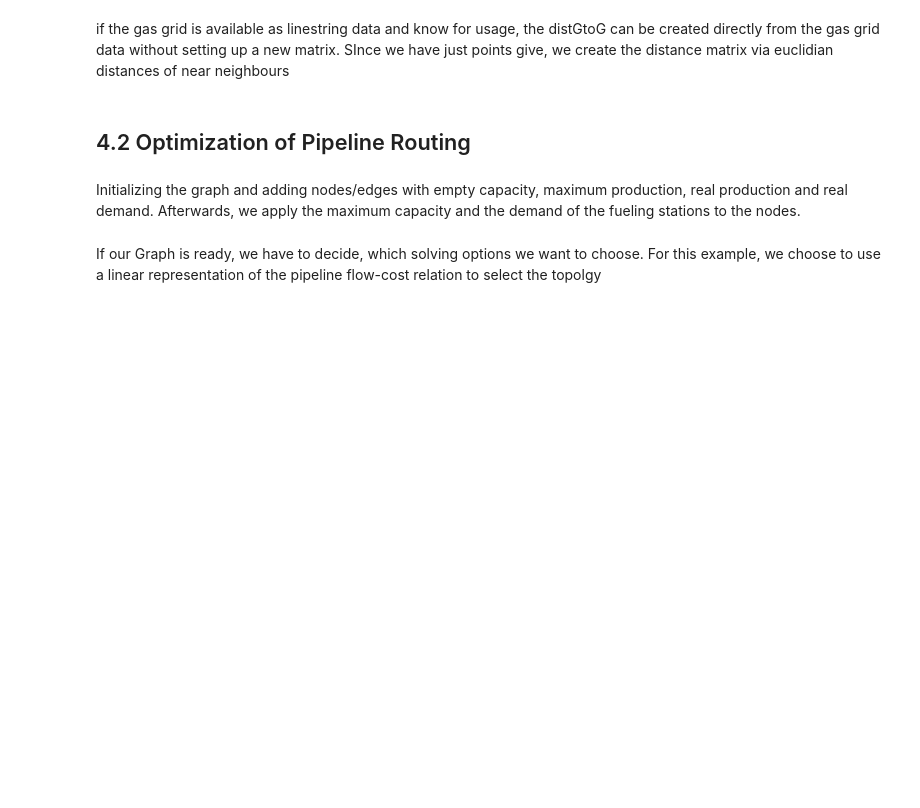
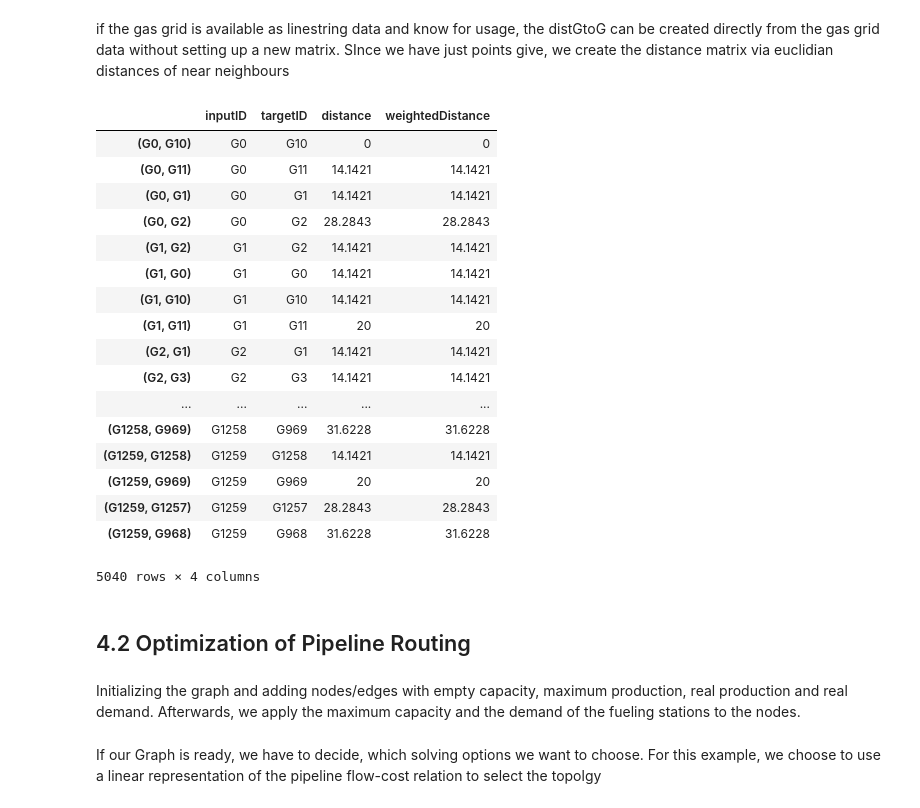
Before and after one commit to FZJ-IEK3-VSA/HIM, a Jupyter notebook: apps/Example Hydrogen Supply Chain Cost Generation.ipynb, the cells around one changed output. Drawn from its saved outputs; the diff is of its cells as text; code cells hidden in the pictures; blank space fills up the shorter version.

```diff
--- a/apps/Example Hydrogen Supply Chain Cost Generation.ipynb
+++ b/apps/Example Hydrogen Supply Chain Cost Generation.ipynb
@@ -258,6 +295,27 @@ truckCoords=Source.geometry.append(FuelingNew.geometry).append(StreetsPointsNew.
 if the gas grid is available as linestring data and know for usage, the distGtoG can be created directly from the gas grid data without setting up a new matrix. SInce we have just points give, we create the distance matrix via euclidian distances of near neighbours
 # %%
 distGtoG=sFun.selfDistMatrix(NGGridPoint, weight=1.0, kNN=4)
+# %%
+distGtoG
+# %% [output]
+|  | inputID | targetID | distance | weightedDistance |
+| (G0, G10) | G0 | G10 | 0 | 0 |
+| (G0, G11) | G0 | G11 | 14.1421 | 14.1421 |
+| (G0, G1) | G0 | G1 | 14.1421 | 14.1421 |
+| (G0, G2) | G0 | G2 | 28.2843 | 28.2843 |
+| (G1, G2) | G1 | G2 | 14.1421 | 14.1421 |
+| (G1, G0) | G1 | G0 | 14.1421 | 14.1421 |
+| (G1, G10) | G1 | G10 | 14.1421 | 14.1421 |
+| (G1, G11) | G1 | G11 | 20 | 20 |
+| (G2, G1) | G2 | G1 | 14.1421 | 14.1421 |
+| (G2, G3) | G2 | G3 | 14.1421 | 14.1421 |
+| ... | ... | ... | ... | ... |
+| (G1258, G969) | G1258 | G969 | 31.6228 | 31.6228 |
+| (G1259, G1258) | G1259 | G1258 | 14.1421 | 14.1421 |
+| (G1259, G969) | G1259 | G969 | 20 | 20 |
+| (G1259, G1257) | G1259 | G1257 | 28.2843 | 28.2843 |
+| (G1259, G968) | G1259 | G968 | 31.6228 | 31.6228 |
+5040 rows × 4 columns
 # %%
 distMatTruck, distMatTruck2, distMatPipeline=preFun.getDistanceMatrices(Cluster,
                                                                         Source,
```
Also changed, not shown: parts of 16 cells of this notebook, 33 other files.
